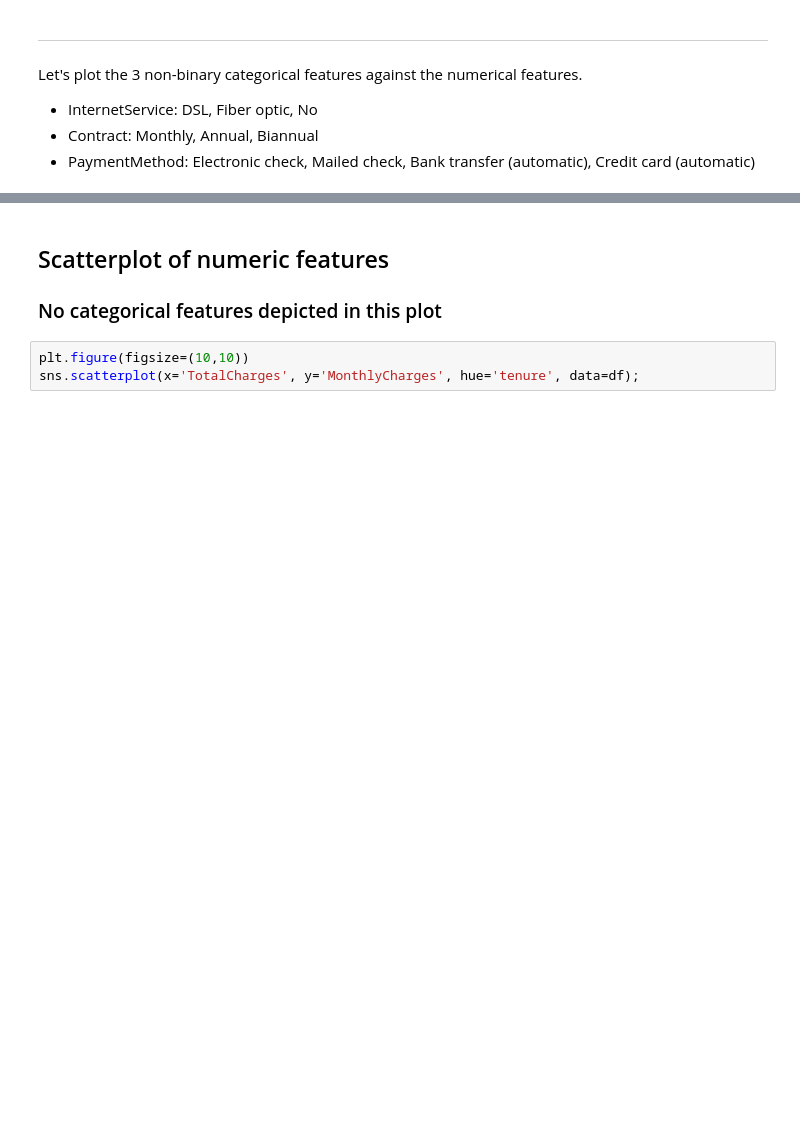
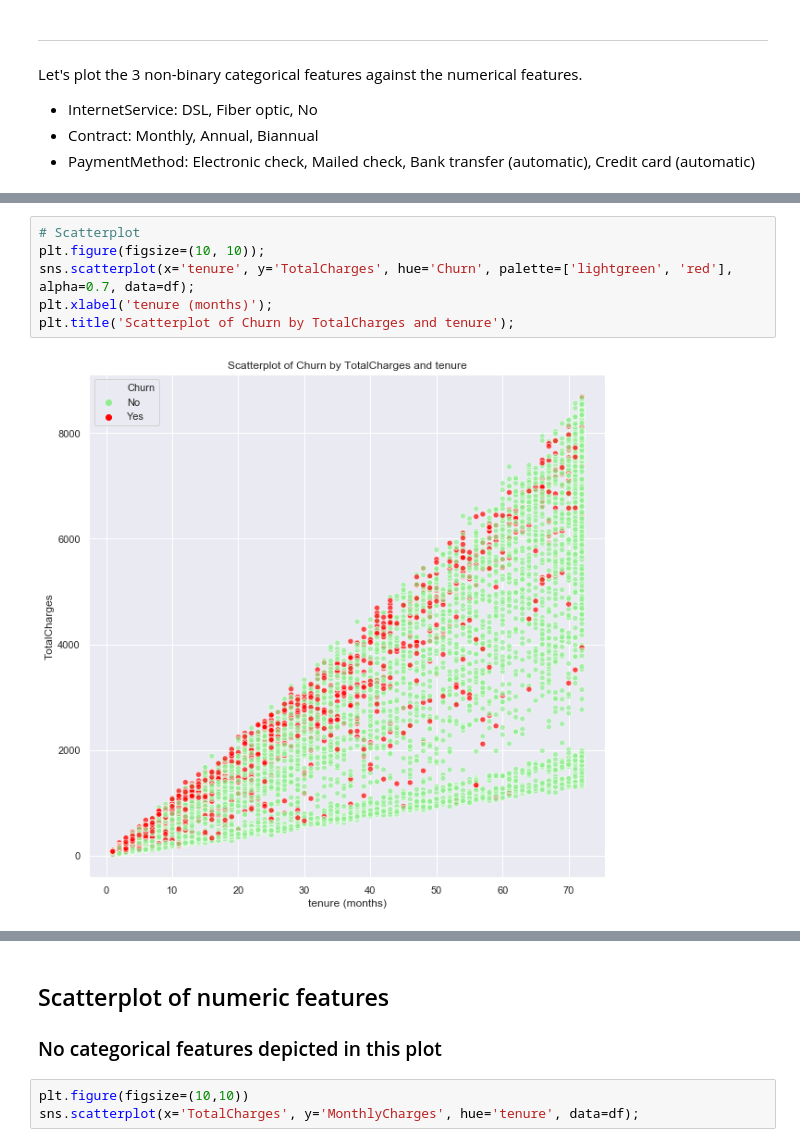
Before and after one commit to ayn28/Project-Portfolio, a Jupyter notebook: current-capstone-project/customer-churn/Customer_Churn.ipynb, the cells around one changed output, grey strips where cells are left out. Drawn from its saved outputs; the diff is of its cells as text; blank space fills up the shorter version.

```diff
--- a/current-capstone-project/customer-churn/Customer_Churn.ipynb
+++ b/current-capstone-project/customer-churn/Customer_Churn.ipynb
@@ -351,0 +345,8 @@ plt.title('Scatterplot of InternetService by tenure and Churn');
+# %%
+# Scatterplot
+plt.figure(figsize=(10, 10));
+sns.scatterplot(x='tenure', y='TotalCharges', hue='Churn', palette=['lightgreen', 'red'], alpha=0.7, data=df);
+plt.xlabel('tenure (months)');
+plt.title('Scatterplot of Churn by TotalCharges and tenure');
+# %% [output]
+[figure, added]
```
Also changed, not shown: parts of 5 cells of this notebook.
